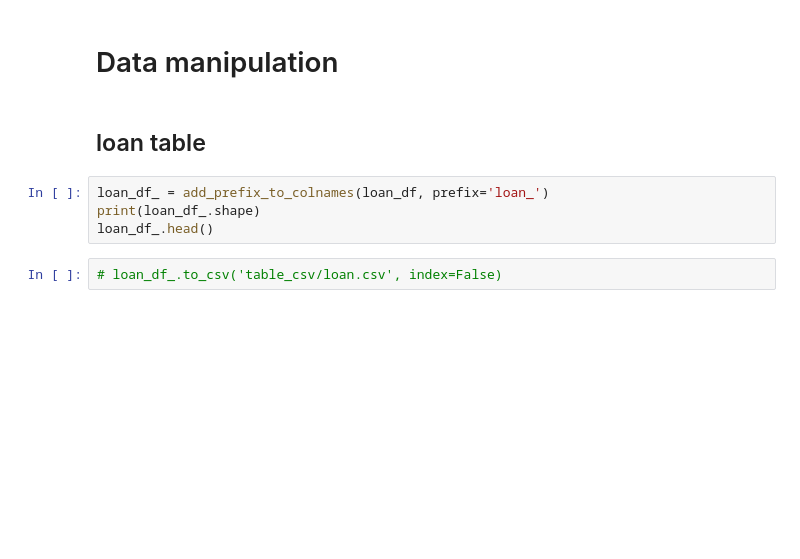
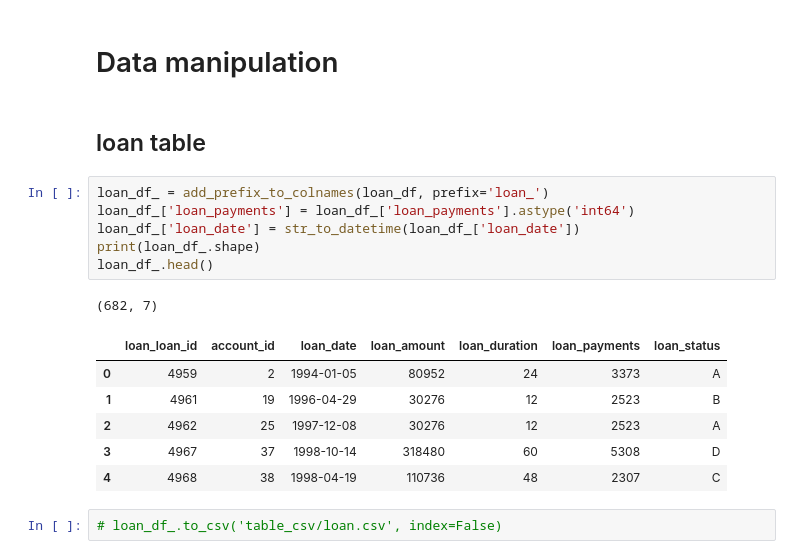
Before and after one commit to sorayutmild/loan-default-prediction, a Jupyter notebook: data_manipulation.ipynb, the cells around one changed output. Cells and saved outputs as stored; diff of their text form; blank space fills up the shorter version.

```diff
--- a/data_manipulation.ipynb
+++ b/data_manipulation.ipynb
@@ -64,8 +128,18 @@ Also, 1 account can have multiple clients (owner, desponent).
 ## loan table
 # %%
 loan_df_ = add_prefix_to_colnames(loan_df, prefix='loan_')
+loan_df_['loan_payments'] = loan_df_['loan_payments'].astype('int64')
+loan_df_['loan_date'] = str_to_datetime(loan_df_['loan_date'])
 print(loan_df_.shape)
 loan_df_.head()
+# %% [output]
+(682, 7)
+|  | loan_loan_id | account_id | loan_date | loan_amount | loan_duration | loan_payments | loan_status |
+| 0 | 4959 | 2 | 1994-01-05 | 80952 | 24 | 3373 | A |
+| 1 | 4961 | 19 | 1996-04-29 | 30276 | 12 | 2523 | B |
+| 2 | 4962 | 25 | 1997-12-08 | 30276 | 12 | 2523 | A |
+| 3 | 4967 | 37 | 1998-10-14 | 318480 | 60 | 5308 | D |
+| 4 | 4968 | 38 | 1998-04-19 | 110736 | 48 | 2307 | C |
 # %%
 # loan_df_.to_csv('table_csv/loan.csv', index=False)
 # %% [markdown]
```
Also changed, not shown: parts of 52 cells of this notebook, 4 other files.
